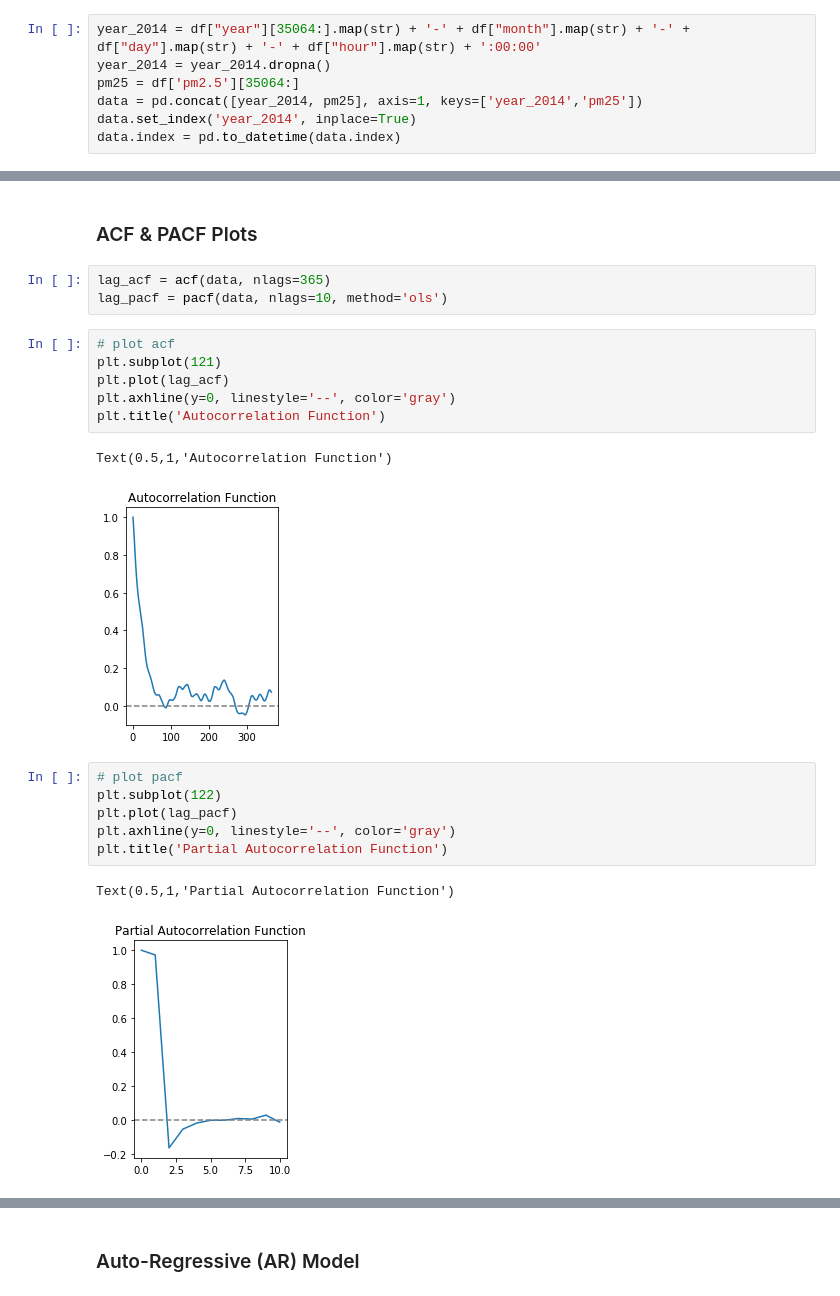
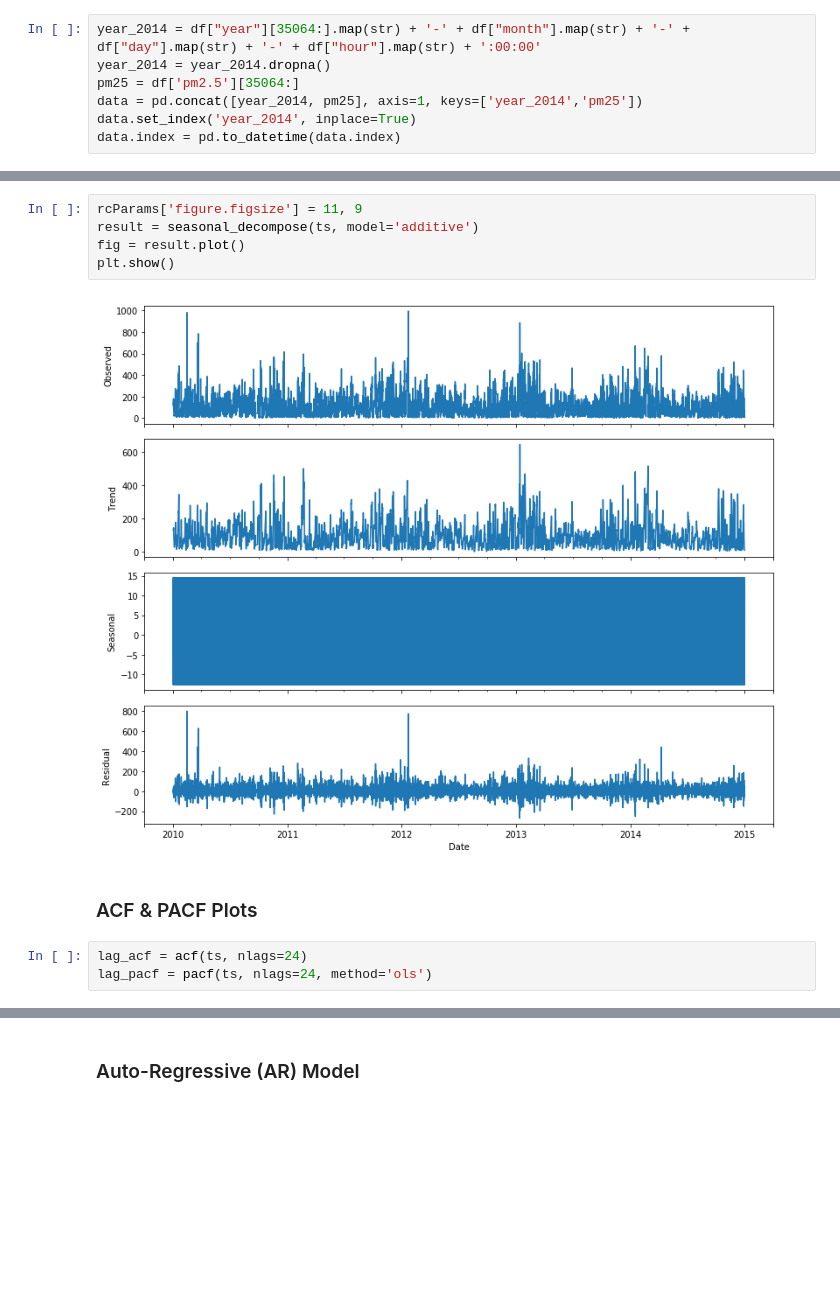
Before and after one commit to ning-leung/pm2.5, a Jupyter notebook: CAPSTONE 1 PM2.5.ipynb, the cells around one changed output, grey strips where cells are left out. Drawn from its saved outputs; the diff is of its cells as text; blank space fills up the shorter version.

```diff
--- a/CAPSTONE 1 PM2.5.ipynb
+++ b/CAPSTONE 1 PM2.5.ipynb
@@ -447,23 +481,12 @@ data.index = pd.to_datetime(data.index)
+# %%
+rcParams['figure.figsize'] = 11, 9
+result = seasonal_decompose(ts, model='additive')
+fig = result.plot()
+plt.show()
+# %% [output]
+[figure, added]
 # %% [markdown]
 ### ACF & PACF Plots
 # %%
-lag_acf = acf(data, nlags=365)
-lag_pacf = pacf(data, nlags=10, method='ols')
+lag_acf = acf(ts, nlags=24)
+lag_pacf = pacf(ts, nlags=24, method='ols')
-# %%
-# plot acf
-plt.subplot(121)
-plt.plot(lag_acf)
-plt.axhline(y=0, linestyle='--', color='gray')
-plt.title('Autocorrelation Function')
-# %% [output]
-Text(0.5,1,'Autocorrelation Function')
-[figure, removed]
-# %%
-# plot pacf
-plt.subplot(122)
-plt.plot(lag_pacf)
-plt.axhline(y=0, linestyle='--', color='gray')
-plt.title('Partial Autocorrelation Function')
-# %% [output]
-Text(0.5,1,'Partial Autocorrelation Function')
-[figure, removed]
```
Also changed, not shown: parts of 22 cells of this notebook.
